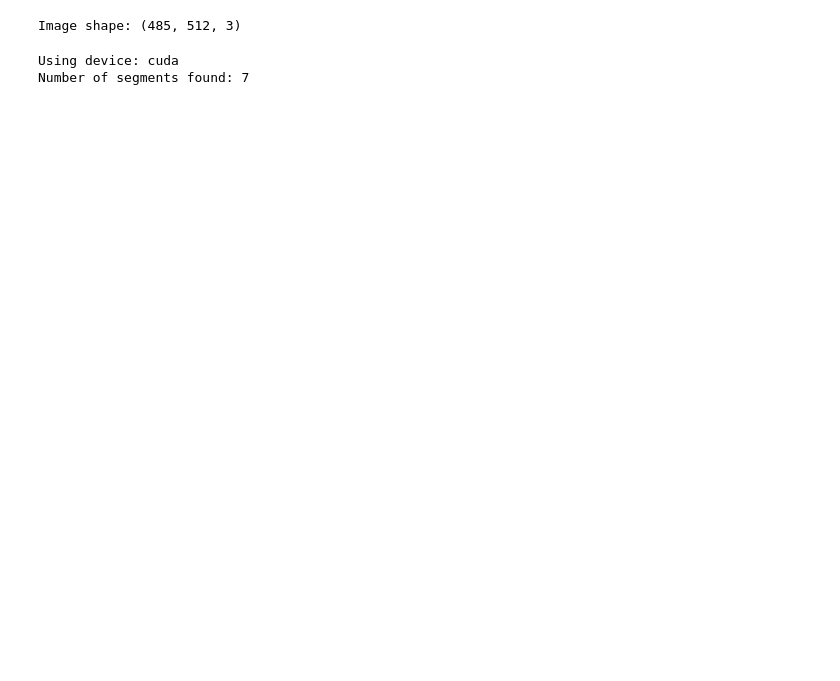
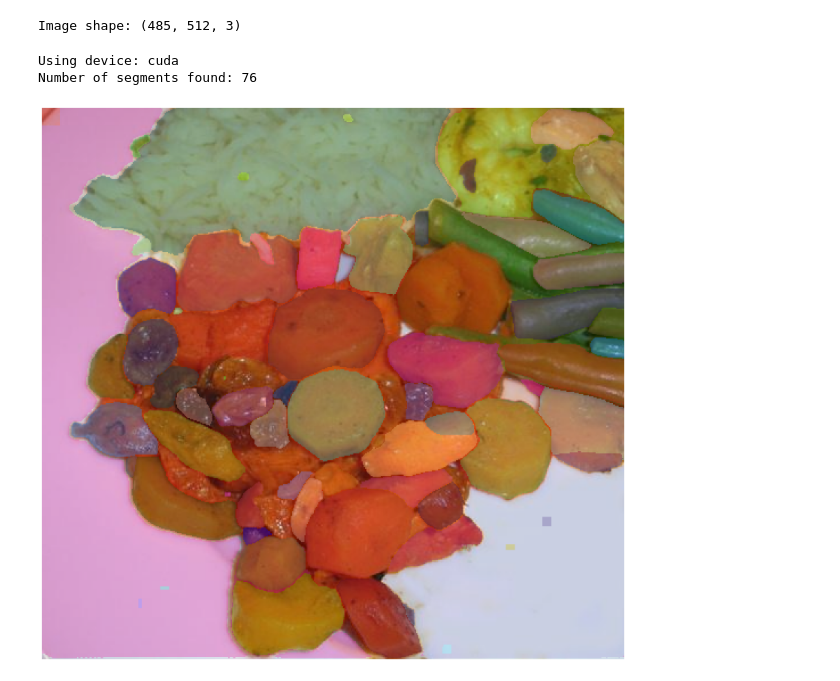
Before and after one commit to teddy661/gotmeals, a Jupyter notebook: src/eval_segmentation_2.ipynb, the cells around one changed output. Cells and saved outputs as stored; diff of their text form; code cells hidden in the pictures; blank space fills up the shorter version.

```diff
--- a/src/eval_segmentation_2.ipynb
+++ b/src/eval_segmentation_2.ipynb
@@ -109,17 +111,32 @@ def show_anns(anns):
 # %%
 sam_checkpoint = SAM_MODEL_DIR.joinpath("sam_vit_h_4b8939.pth")
 if not sam_checkpoint.exists():
-    print(f'File not found {sam_checkpoint}')
+    print(f"File not found {sam_checkpoint}")
 model_type = "vit_h"
 device = "cuda" if torch.cuda.is_available() else "cpu"
-print(f'Using device: {device}')
+print(f"Using device: {device}")
 sam_model = sam_model_registry[model_type](sam_checkpoint)
 sam_model.to(device=device)
-mask_generator = SamAutomaticMaskGenerator(sam_model, points_per_side=3, box_nms_thresh=0.2)
+mask_generator = SamAutomaticMaskGenerator(
+    sam_model,
+    points_per_side=10,
+    box_nms_thresh=0.2,
+    min_mask_region_area=100,
+    crop_n_layers=1,
+    points_per_batch=128,
+)
 masks = mask_generator.generate(img)
-print(f'Number of segments found: {len(masks)}')
+print(f"Number of segments found: {len(masks)}")
 # %% [output]
 Using device: cuda
-Number of segments found: 7
+Number of segments found: 76
+# %%
+plt.figure(figsize=(20, 20))
+plt.imshow(img)
+show_anns(masks)
+plt.axis("off")
+plt.show()
+# %% [output]
+[figure, added]
 # %%
 image_bounding_boxes = []
```
Also changed, not shown: parts of 2 cells of this notebook.
